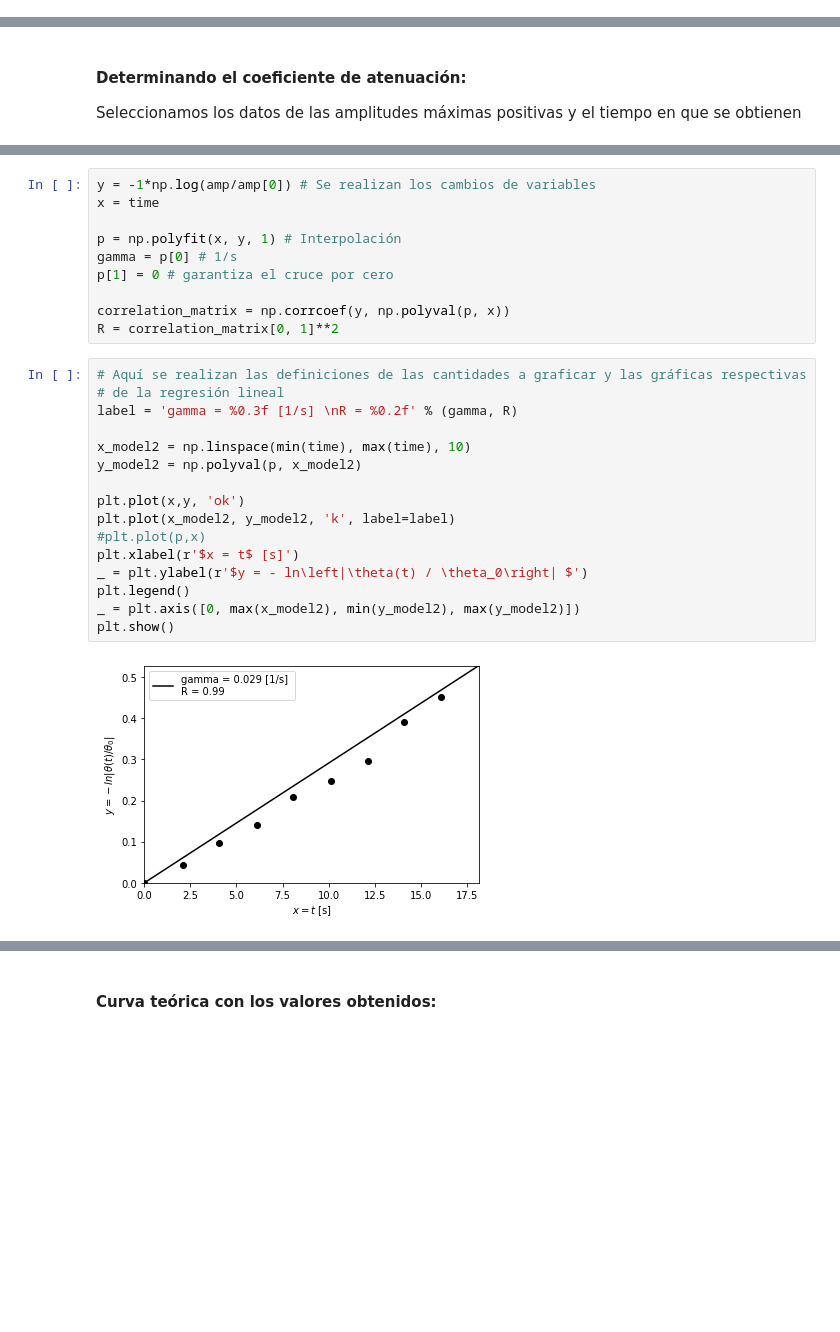
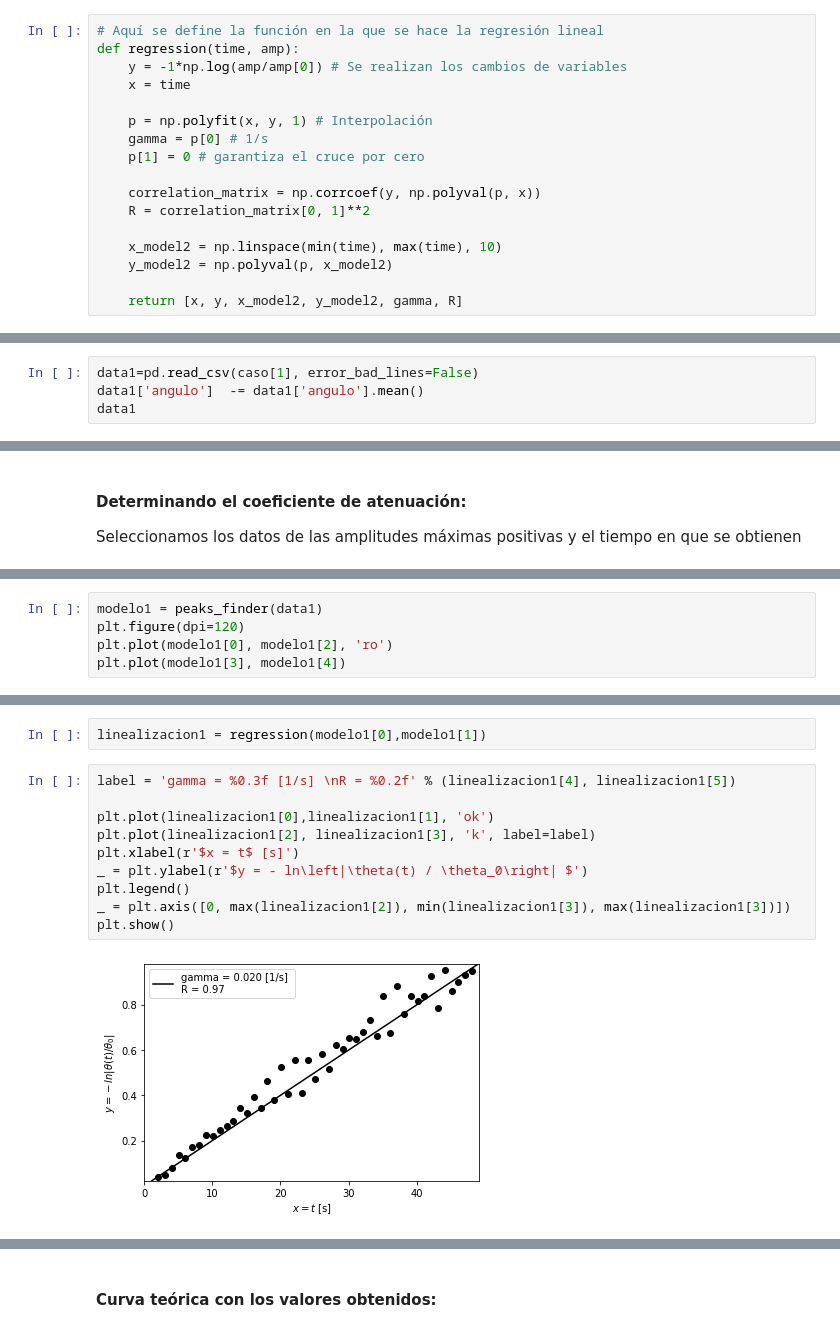
Before and after one commit to davidalejandromiranda/laboratorios-fisica, a Jupyter notebook: f3/i2_Pendulo_Simple/Pendulo_Simple.ipynb, the cells around one changed output, grey strips where cells are left out. Saved outputs shown, nothing was run; the diff lists cells and outputs as text; blank space fills up the shorter version.

```diff
--- a/f3/i2_Pendulo_Simple/Pendulo_Simple.ipynb
+++ b/f3/i2_Pendulo_Simple/Pendulo_Simple.ipynb
@@ -84,0 +109,17 @@ Omega=np.sqrt(omenat**2 - gamma**2)
+# %%
+# Aquí se define la función en la que se hace la regresión lineal
+def regression(time, amp):
+    y = -1*np.log(amp/amp[0]) # Se realizan los cambios de variables
+    x = time
+
+    p = np.polyfit(x, y, 1) # Interpolación
+    gamma = p[0] # 1/s
+    p[1] = 0 # garantiza el cruce por cero
+
+    correlation_matrix = np.corrcoef(y, np.polyval(p, x))
+    R = correlation_matrix[0, 1]**2
+
+    x_model2 = np.linspace(min(time), max(time), 10)
+    y_model2 = np.polyval(p, x_model2)
+
+    return [x, y, x_model2, y_model2, gamma, R]
@@ -110,0 +136,4 @@ data1
+# %%
+data1=pd.read_csv(caso[1], error_bad_lines=False)
+data1['angulo']  -= data1['angulo'].mean()
+data1
@@ -153,0 +166,5 @@ time=np.array([0.0, 2.08, 4.06, 6.10, 8.08, 10.10, 12.11, 14.09, 16.07, 18.12])
+# %%
+modelo1 = peaks_finder(data1)
+plt.figure(dpi=120)
+plt.plot(modelo1[0], modelo1[2], 'ro')
+plt.plot(modelo1[3], modelo1[4])
@@ -172,29 +194,15 @@ y=\gamma x
-# %%
-y = -1*np.log(amp/amp[0]) # Se realizan los cambios de variables
-x = time
-
-p = np.polyfit(x, y, 1) # Interpolación
-gamma = p[0] # 1/s
-p[1] = 0 # garantiza el cruce por cero
-
-correlation_matrix = np.corrcoef(y, np.polyval(p, x))
-R = correlation_matrix[0, 1]**2
+# %%
+linealizacion1 = regression(modelo1[0],modelo1[1])
 # %%
-# Aquí se realizan las definiciones de las cantidades a graficar y las gráficas respectivas
-# de la regresión lineal
-label = 'gamma = %0.3f [1/s] \nR = %0.2f' % (gamma, R)
+label = 'gamma = %0.3f [1/s] \nR = %0.2f' % (linealizacion1[4], linealizacion1[5])
 
-x_model2 = np.linspace(min(time), max(time), 10)
-y_model2 = np.polyval(p, x_model2)
-
-plt.plot(x,y, 'ok')
-plt.plot(x_model2, y_model2, 'k', label=label)
-#plt.plot(p,x)
+plt.plot(linealizacion1[0],linealizacion1[1], 'ok')
+plt.plot(linealizacion1[2], linealizacion1[3], 'k', label=label)
 plt.xlabel(r'$x = t$ [s]')
 _ = plt.ylabel(r'$y = - ln\left|\theta(t) / \theta_0\right| $')
 plt.legend()
-_ = plt.axis([0, max(x_model2), min(y_model2), max(y_model2)])
+_ = plt.axis([0, max(linealizacion1[2]), min(linealizacion1[3]), max(linealizacion1[3])])
 plt.show()
 # %% [output]
-[figure, old version]
+[figure, new version]
 # %% [markdown]
```
Also changed, not shown: parts of 48 cells of this notebook.
